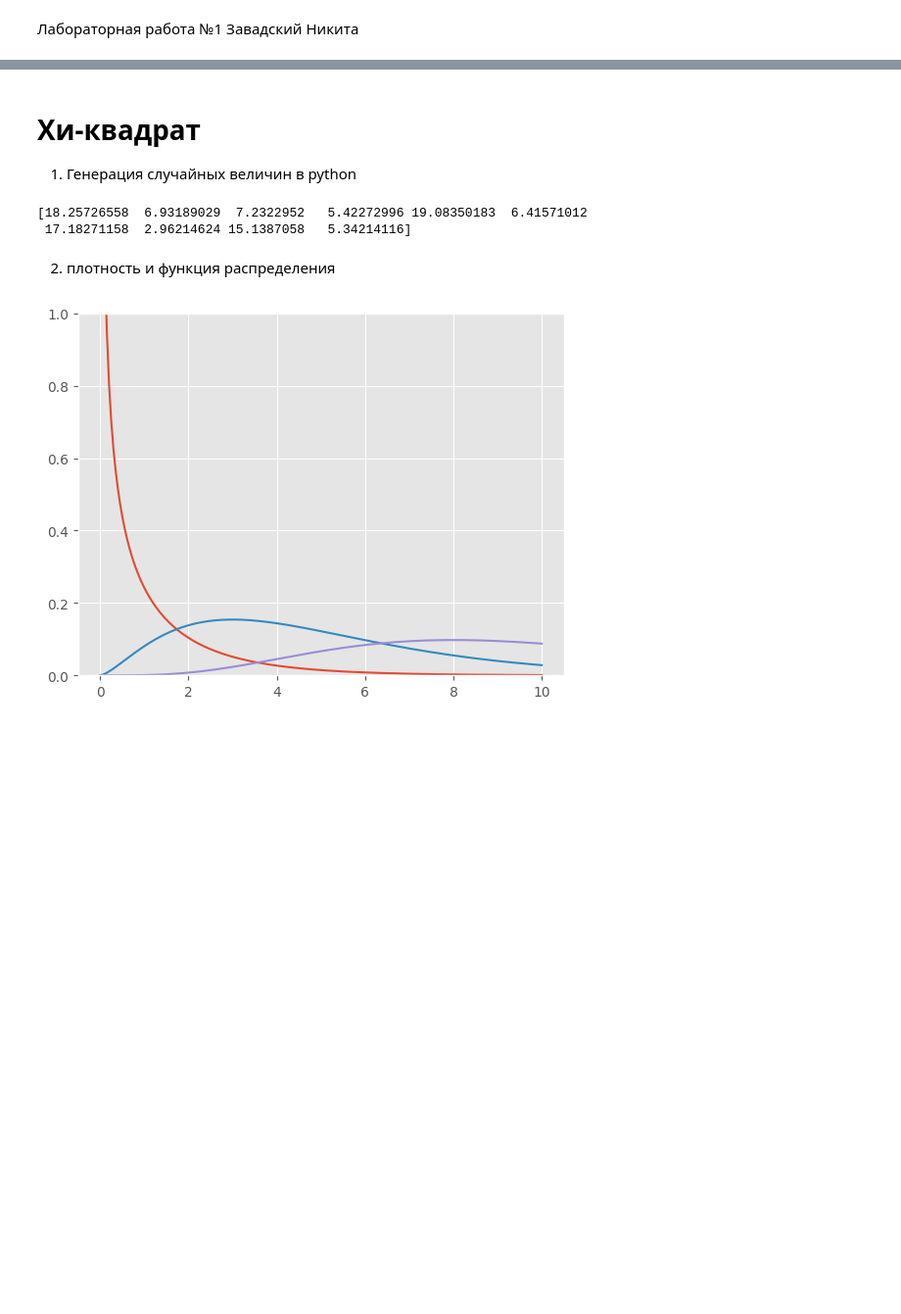
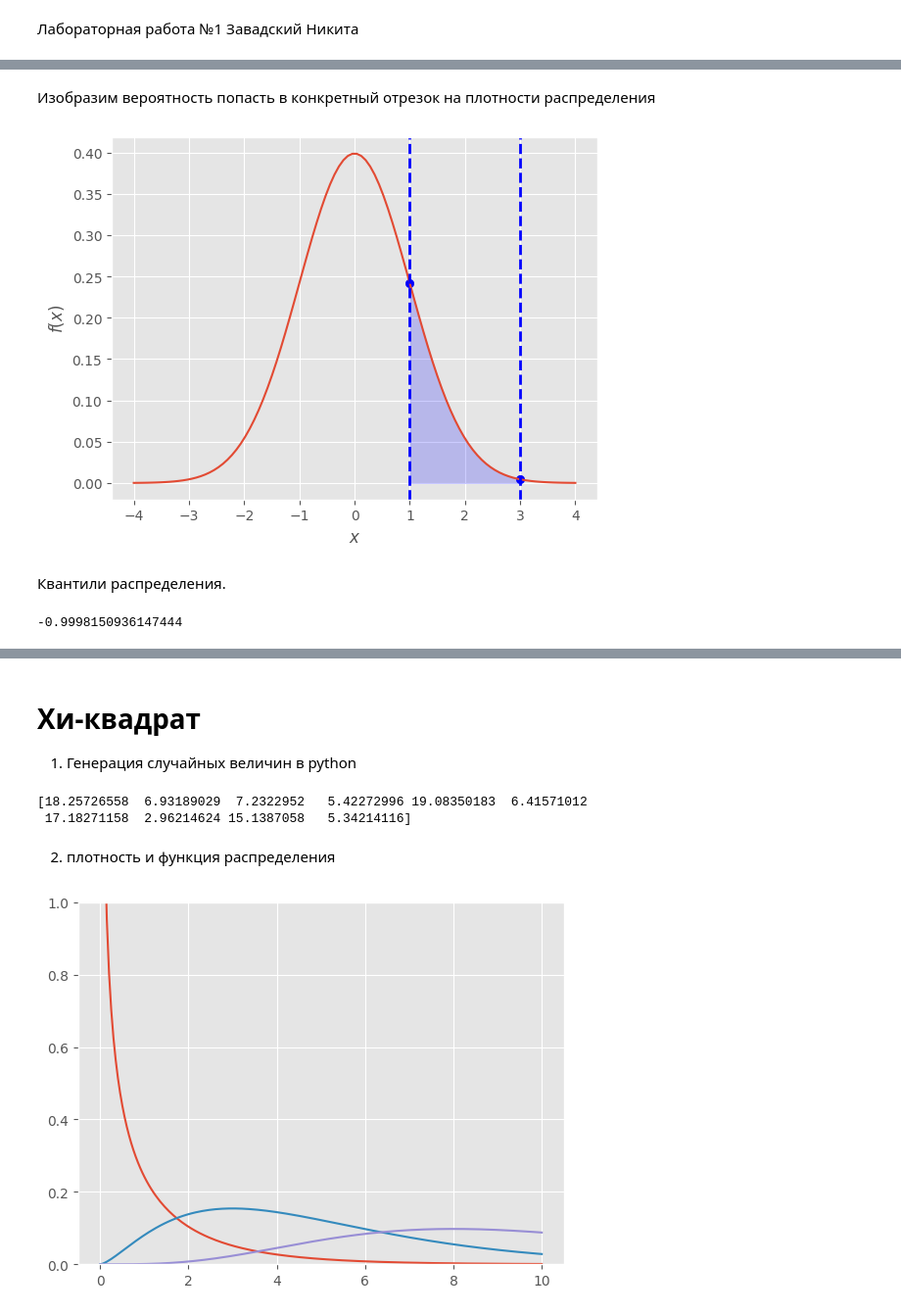
Before and after one commit to PsychoWho/SSAU_Labs, a Jupyter notebook: СтатАнализ/LR_1_SA.ipynb, the cells around one changed output, grey strips where cells are left out. Shown at 98% size. Drawn from its saved outputs; the diff is of its cells as text; code cells hidden in the pictures; blank space fills up the shorter version.

```diff
--- a/СтатАнализ/LR_1_SA.ipynb
+++ b/СтатАнализ/LR_1_SA.ipynb
@@ -17,0 +86,29 @@ plt.style.use('ggplot')    # стиль графиков
+# %% [markdown]
+Изобразим вероятность попасть в конкретный отрезок на плотности распределения
+# %%
+x = np.linspace(-4, 4, 100)
+pdf = norm_rv.pdf(x)
+
+plt.plot(x, pdf)
+plt.ylabel('$f(x)$')
+plt.xlabel('$x$')
+
+plt.scatter([1, 3], [norm_rv.pdf(1), norm_rv.pdf(3)], color="blue");
+
+# на ту же картинку добавили новую часть, штриховку
+xq = np.linspace(1, 3)
+yq = norm_rv.pdf(xq)
+plt.fill_between(xq, 0, yq, color='blue', alpha=0.2)
+
+plt.axvline(1, color='blue', linestyle="--", lw=2)
+plt.axvline(3, color='blue', linestyle="--", lw=2);
+# %% [output]
+[figure, added]
+# %% [markdown]
+Квантили распределения.
+# %%
+uroven = (1 - 0.6826)/2
+q = norm_rv.ppf(uroven)
+print(q)
+# %% [output]
+-0.9998150936147444
```
Also changed, not shown: parts of 29 cells of this notebook.
